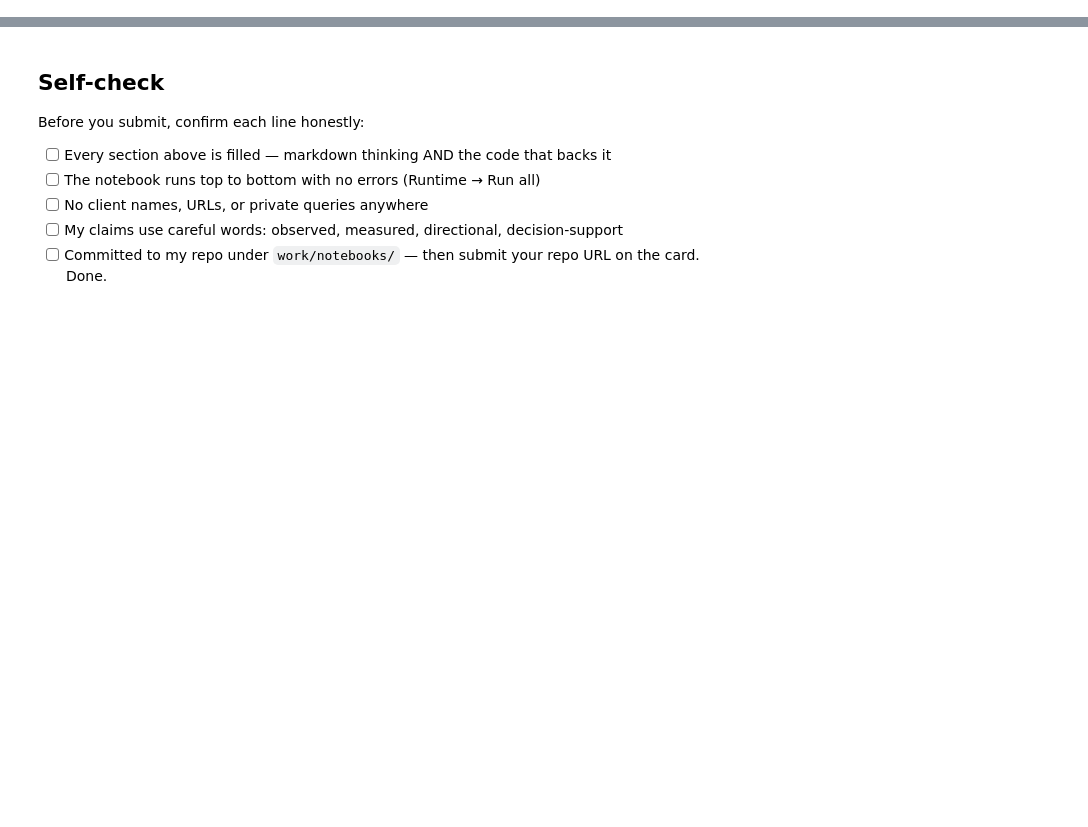
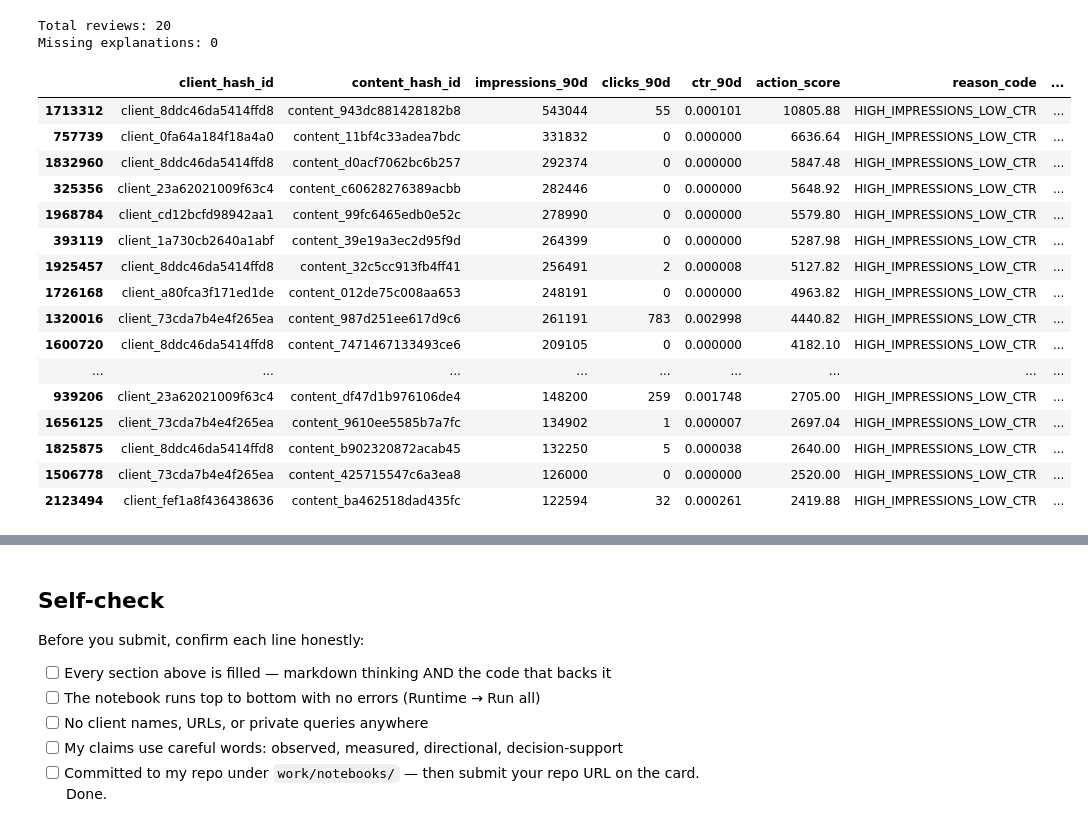
Before and after one commit to barak-hub/flyrank-ml-internship, a Jupyter notebook: work/notebooks/w04_baseline_score.ipynb, the cells around one changed output, grey strips where cells are left out. Drawn from its saved outputs; the diff is of its cells as text; code cells hidden in the pictures; blank space fills up the shorter version.

Commit message:
Complete ML-07 baseline scoring and signal checks

```diff
--- a/work/notebooks/w04_baseline_score.ipynb
+++ b/work/notebooks/w04_baseline_score.ipynb
@@ -12,0 +256,25 @@ This skeleton is yours to fill. Work the sections **in order** — each one has
+# %%
+from pathlib import Path
+
+ranked = df.sort_values(
+    "action_score",
+    ascending=False
+).copy()
+
+ranked["action_label"] = np.where(
+    ranked["reason_code"] == "HIGH_IMPRESSIONS_LOW_CTR",
+    "OPTIMIZE_CTR",
+    "MONITOR"
+)
+
+output_path = Path("work/outputs/baseline_action_score.csv")
+output_path.parent.mkdir(parents=True, exist_ok=True)
+
+ranked.to_csv(output_path, index=False)
+
+print("CSV saved:", output_path)
+print("Total ranked records:", len(ranked))
+print(ranked[
+    ["impressions_90d", "ctr_90d", "action_score",
+     "reason_code", "action_label"]
+].head(10))
@@ -12,0 +367,41 @@ This skeleton is yours to fill. Work the sections **in order** — each one has
+# %%
+print("Total reviews:", len(review))
+print("Missing explanations:",
+      review[["why_selected", "what_could_make_it_wrong"]]
+      .isna().sum().sum())
+# %% [output]
+Total reviews: 20
+Missing explanations: 0
+# %%
+top20 = ranked.head(20).copy()
+
+display(top20[
+    [
+        "client_hash_id",
+        "content_hash_id",
+        "impressions_90d",
+        "clicks_90d",
+        "ctr_90d",
+        "action_score",
+        "reason_code",
+        "action_label"
+    ]
+])
+# %% [output]
+|  | client_hash_id | content_hash_id | impressions_90d | clicks_90d | ctr_90d | action_score | reason_code | ... |
+| 1713312 | client_8ddc46da5414ffd8 | content_943dc881428182b8 | 543044 | 55 | 0.000101 | 10805.88 | HIGH_IMPRESSIONS_LOW_CTR | ... |
+| 757739 | client_0fa64a184f18a4a0 | content_11bf4c33adea7bdc | 331832 | 0 | 0.000000 | 6636.64 | HIGH_IMPRESSIONS_LOW_CTR | ... |
+| 1832960 | client_8ddc46da5414ffd8 | content_d0acf7062bc6b257 | 292374 | 0 | 0.000000 | 5847.48 | HIGH_IMPRESSIONS_LOW_CTR | ... |
+| 325356 | client_23a62021009f63c4 | content_c60628276389acbb | 282446 | 0 | 0.000000 | 5648.92 | HIGH_IMPRESSIONS_LOW_CTR | ... |
+| 1968784 | client_cd12bcfd98942aa1 | content_99fc6465edb0e52c | 278990 | 0 | 0.000000 | 5579.80 | HIGH_IMPRESSIONS_LOW_CTR | ... |
+| 393119 | client_1a730cb2640a1abf | content_39e19a3ec2d95f9d | 264399 | 0 | 0.000000 | 5287.98 | HIGH_IMPRESSIONS_LOW_CTR | ... |
+| 1925457 | client_8ddc46da5414ffd8 | content_32c5cc913fb4ff41 | 256491 | 2 | 0.000008 | 5127.82 | HIGH_IMPRESSIONS_LOW_CTR | ... |
+| 1726168 | client_a80fca3f171ed1de | content_012de75c008aa653 | 248191 | 0 | 0.000000 | 4963.82 | HIGH_IMPRESSIONS_LOW_CTR | ... |
+| 1320016 | client_73cda7b4e4f265ea | content_987d251ee617d9c6 | 261191 | 783 | 0.002998 | 4440.82 | HIGH_IMPRESSIONS_LOW_CTR | ... |
+| 1600720 | client_8ddc46da5414ffd8 | content_7471467133493ce6 | 209105 | 0 | 0.000000 | 4182.10 | HIGH_IMPRESSIONS_LOW_CTR | ... |
+| ... | ... | ... | ... | ... | ... | ... | ... | ... |
+| 939206 | client_23a62021009f63c4 | content_df47d1b976106de4 | 148200 | 259 | 0.001748 | 2705.00 | HIGH_IMPRESSIONS_LOW_CTR | ... |
+| 1656125 | client_73cda7b4e4f265ea | content_9610ee5585b7a7fc | 134902 | 1 | 0.000007 | 2697.04 | HIGH_IMPRESSIONS_LOW_CTR | ... |
+| 1825875 | client_8ddc46da5414ffd8 | content_b902320872acab45 | 132250 | 5 | 0.000038 | 2640.00 | HIGH_IMPRESSIONS_LOW_CTR | ... |
+| 1506778 | client_73cda7b4e4f265ea | content_425715547c6a3ea8 | 126000 | 0 | 0.000000 | 2520.00 | HIGH_IMPRESSIONS_LOW_CTR | ... |
+| 2123494 | client_fef1a8f436438636 | content_ba462518dad435fc | 122594 | 32 | 0.000261 | 2419.88 | HIGH_IMPRESSIONS_LOW_CTR | ... |
```
Also changed, not shown: parts of 26 cells of this notebook.
